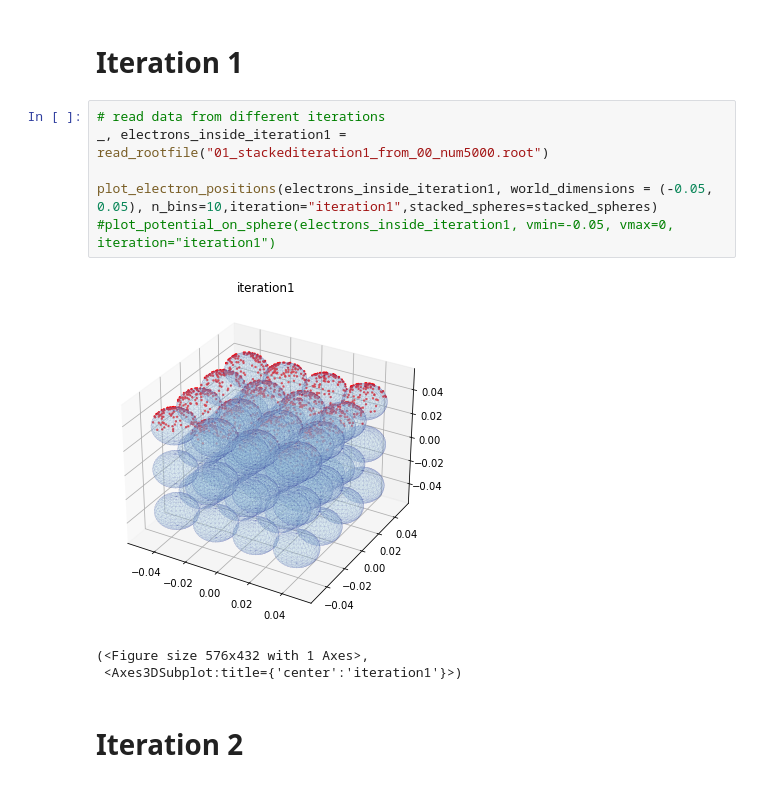
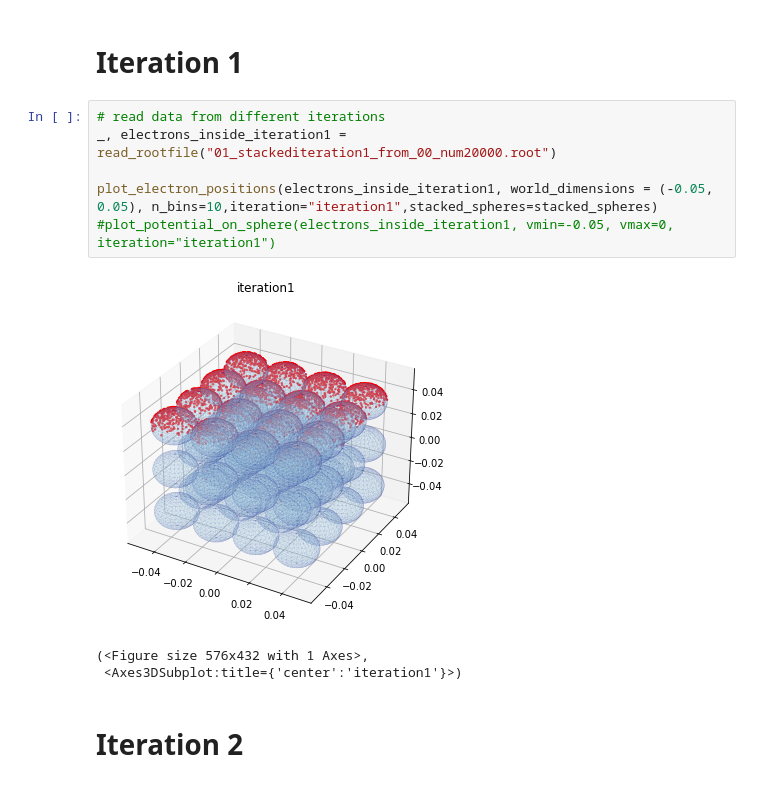
Before and after one commit to kgandhi63/g4chargeit, a Jupyter notebook: analysis/analysis-rootfiles.ipynb, the cells around one changed output. Saved outputs shown, nothing was run; the diff lists cells and outputs as text.

```diff
--- a/analysis/analysis-rootfiles.ipynb
+++ b/analysis/analysis-rootfiles.ipynb
@@ -169,12 +172,12 @@ plot_electron_positions(electrons_inside_iteration0, world_dimensions = (-0.05,
 # Iteration 1
 # %%
 # read data from different iterations
-_, electrons_inside_iteration1 = read_rootfile("01_stackediteration1_from_00_num5000.root")
+_, electrons_inside_iteration1 = read_rootfile("01_stackediteration1_from_00_num20000.root")
 
 plot_electron_positions(electrons_inside_iteration1, world_dimensions = (-0.05, 0.05), n_bins=10,iteration="iteration1",stacked_spheres=stacked_spheres)
 #plot_potential_on_sphere(electrons_inside_iteration1, vmin=-0.05, vmax=0, iteration="iteration1")
 # %% [output]
-[figure, old version]
+[figure, new version]
 (<Figure size 576x432 with 1 Axes>,
  <Axes3DSubplot:title={'center':'iteration1'}>)
 # %% [markdown]
```
Also changed, not shown: parts of 5 cells of this notebook, 34 other files.
